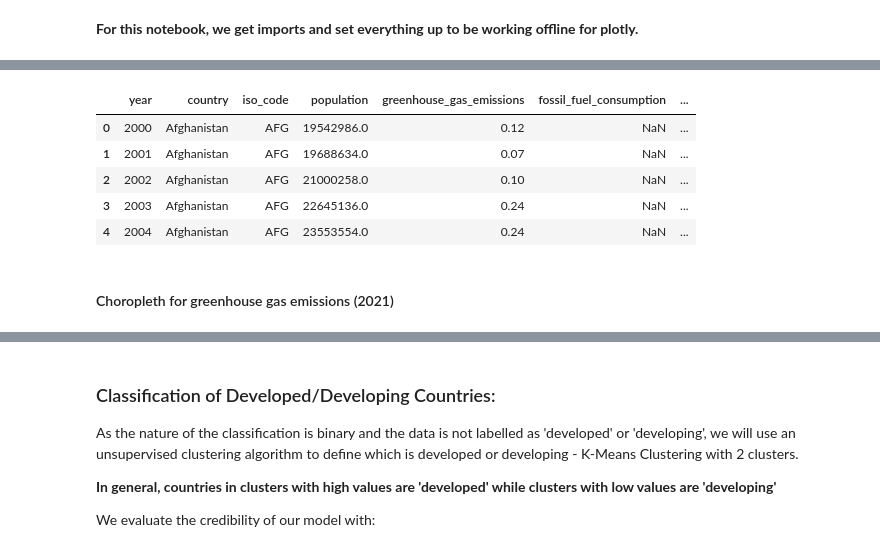
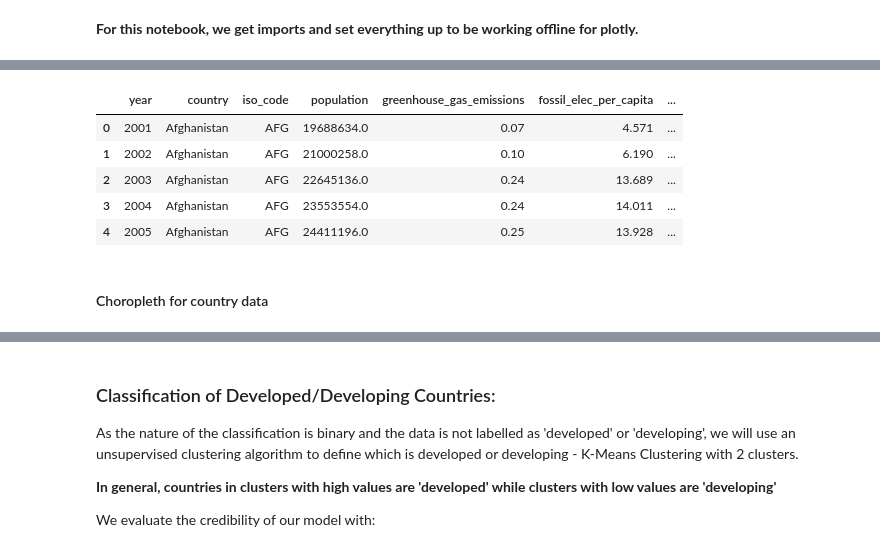
Before and after one commit to boon-keng/mini-project, a Jupyter notebook: EDA.ipynb, the cells around one changed output, grey strips where cells are left out. Saved outputs shown, nothing was run; the diff lists cells and outputs as text; code cells hidden in the pictures.

```diff
--- a/EDA.ipynb
+++ b/EDA.ipynb
@@ -60,5 +73,5 @@ Hence we restrict the years to year 2000 onwards for subsequent analysis
 # %%
-df = df[df['year'] > 1999]
+df = df[(df['year'] > 2000) & (df['year'] < 2022)]
 # %% [markdown]
 ## Data Cleaning: Column Filtering based on relevancy
 
@@ -289,13 +319,16 @@ country_metrics = ['population', 'greenhouse_gas_emissions', 'fossil_fuel_consum
 # %%
+# we pick those with very little NaN values
+country_metrics = ['population', 'greenhouse_gas_emissions', 'fossil_elec_per_capita', 'renewables_elec_per_capita']
+
 country_general_data = country_data[['year', 'country', 'iso_code'] + country_metrics].reset_index().copy()
 country_general_data.drop(columns='index', inplace=True)
 country_general_data.head()
 # %% [output]
-|  | year | country | iso_code | population | greenhouse_gas_emissions | fossil_fuel_consumption | ... |
-| 0 | 2000 | Afghanistan | AFG | 19542986.0 | 0.12 | NaN | ... |
-| 1 | 2001 | Afghanistan | AFG | 19688634.0 | 0.07 | NaN | ... |
-| 2 | 2002 | Afghanistan | AFG | 21000258.0 | 0.10 | NaN | ... |
-| 3 | 2003 | Afghanistan | AFG | 22645136.0 | 0.24 | NaN | ... |
-| 4 | 2004 | Afghanistan | AFG | 23553554.0 | 0.24 | NaN | ... |
+|  | year | country | iso_code | population | greenhouse_gas_emissions | fossil_elec_per_capita | ... |
+| 0 | 2001 | Afghanistan | AFG | 19688634.0 | 0.07 | 4.571 | ... |
+| 1 | 2002 | Afghanistan | AFG | 21000258.0 | 0.10 | 6.190 | ... |
+| 2 | 2003 | Afghanistan | AFG | 22645136.0 | 0.24 | 13.689 | ... |
+| 3 | 2004 | Afghanistan | AFG | 23553554.0 | 0.24 | 14.011 | ... |
+| 4 | 2005 | Afghanistan | AFG | 24411196.0 | 0.25 | 13.928 | ... |
 # %% [markdown]
-#### Choropleth for greenhouse gas emissions (2021)
+#### Choropleth for country data
```
Also changed, not shown: parts of 53 cells of this notebook, 3 other files.
